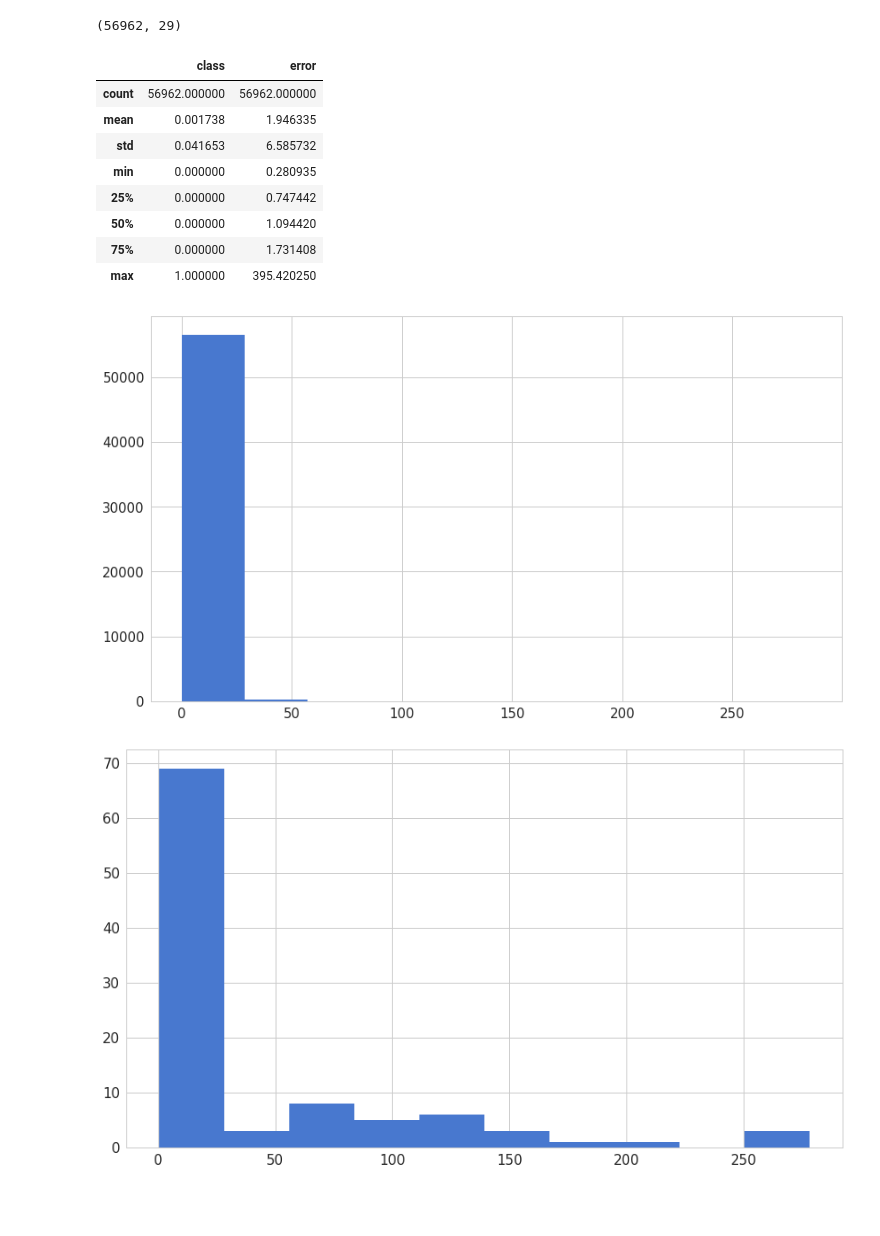
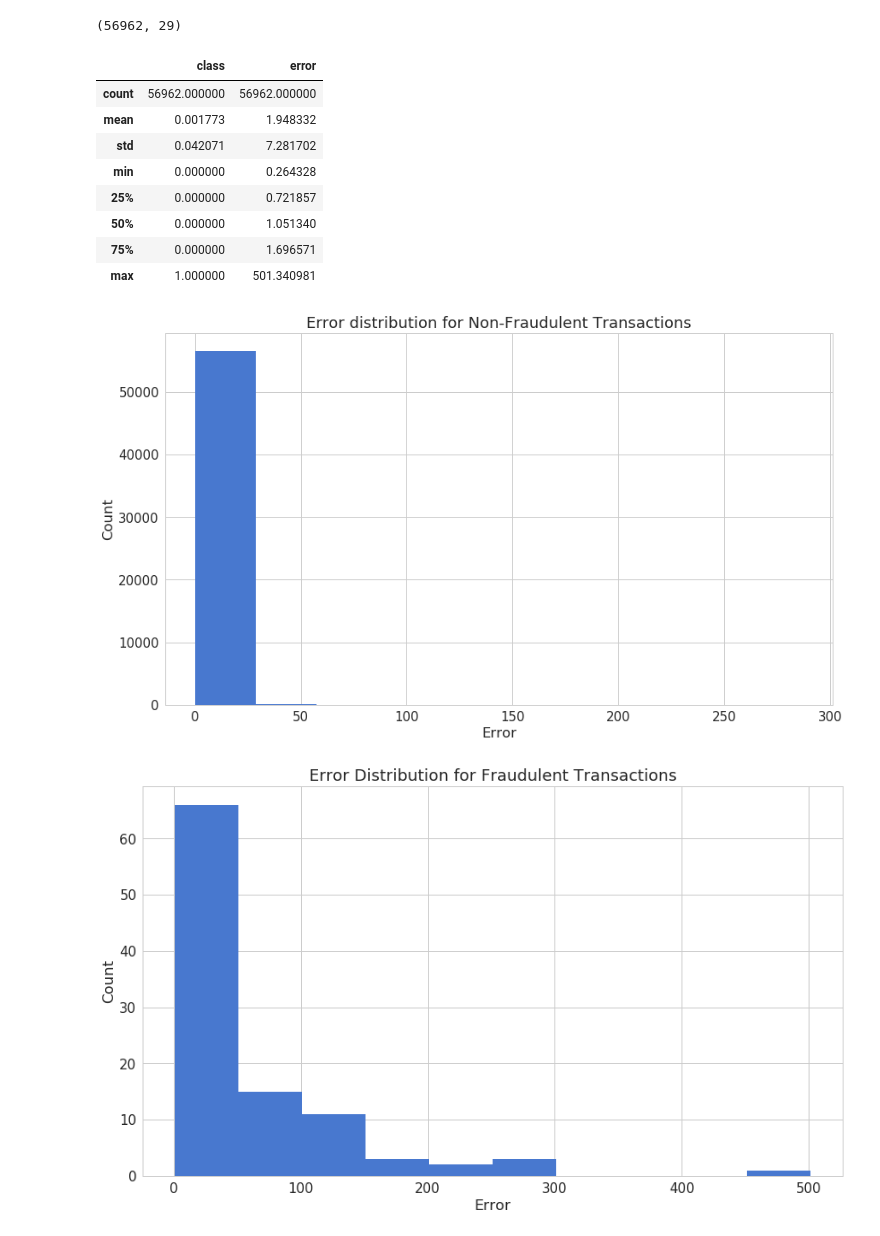
Before and after one commit to heegd/Autoencoder, a Jupyter notebook: Autoencoder.ipynb, the cells around one changed output. Drawn from its saved outputs; the diff is of its cells as text; code cells hidden in the pictures; blank space fills up the shorter version.

```diff
--- a/Autoencoder.ipynb
+++ b/Autoencoder.ipynb
@@ -19,5 +26,5 @@ os.environ["CUDA_VISIBLE_DEVICES"]="0"
 # %%
-data = pd.read_csv('/home/dustin/Data/Datasets/creditcardfraud/creditcard.csv')
+data = pd.read_csv('creditcard.csv')
 display(data.head())
 # %% [output]
 |  | Time | V1 | V2 | V3 | V4 | V5 | V6 | V7 | V8 | V9 | ... | ... |
@@ -123,0 +147,7 @@ display(test_features.shape)
+# %%
+def train_input_fn():
+    return tf.estimator.inputs.pandas_input_fn(x=train_features, y=None, num_epochs=100, batch_size=32, shuffle=True)
+
+
+def test_input_fn():
+    return tf.estimator.inputs.pandas_input_fn(x=test_features, y=None, batch_size=1000000, shuffle=False)
@@ -198,7 +232,7 @@ Wall time: 2h 26min 44s
 %%time
 
 tf.logging.set_verbosity('WARN')
-input_fn = tf.estimator.inputs.pandas_input_fn(x=train_features, y=None, num_epochs=100, batch_size=32, shuffle=True)
+input_fn = train_input_fn()
 feature_columns = get_feature_columns(train_features)
 hidden_layers = [14, 7, 14]
 activation_function = tf.nn.relu
@@ -226,3 +260,5 @@ predictions = np.array(list(autoencoder.predict(input_fn=input_fn)))
+# %%
+predictions = np.array(list(autoencoder.predict(input_fn=test_input_fn())))
 # %%
 predictions.shape
 # %% [output]
@@ -234,24 +270,30 @@ results.describe()
 # %% [output]
 |  | class | error |
 | count | 56962.000000 | 56962.000000 |
-| mean | 0.001738 | 1.946335 |
-| std | 0.041653 | 6.585732 |
-| min | 0.000000 | 0.280935 |
-| 25% | 0.000000 | 0.747442 |
-| 50% | 0.000000 | 1.094420 |
-| 75% | 0.000000 | 1.731408 |
-| max | 1.000000 | 395.420250 |
+| mean | 0.001773 | 1.948332 |
+| std | 0.042071 | 7.281702 |
+| min | 0.000000 | 0.264328 |
+| 25% | 0.000000 | 0.721857 |
+| 50% | 0.000000 | 1.051340 |
+| 75% | 0.000000 | 1.696571 |
+| max | 1.000000 | 501.340981 |
 # %%
 fig = plt.figure()
 ax = fig.add_subplot(1, 1, 1)
 non_frauds = results.loc[(results['class'] == 0) & (results['error'] < 300)]
 ax.hist(non_frauds['error'].values, bins=10);
+ax.set_title('Error distribution for Non-Fraudulent Transactions')
+ax.set_ylabel('Count');
+ax.set_xlabel('Error');
 # %% [output]
-[figure, old version]
+[figure, new version]
 # %%
 fig = plt.figure()
 ax = fig.add_subplot(1, 1, 1)
 frauds = results.loc[results['class'] == 1]
 ax.hist(frauds['error'].values, bins=10);
+ax.set_title('Error Distribution for Fraudulent Transactions')
+ax.set_ylabel('Count');
+ax.set_xlabel('Error');
 # %% [output]
-[figure, old version]
+[figure, new version]
```
Also changed, not shown: parts of 19 cells of this notebook, 1 other file.
